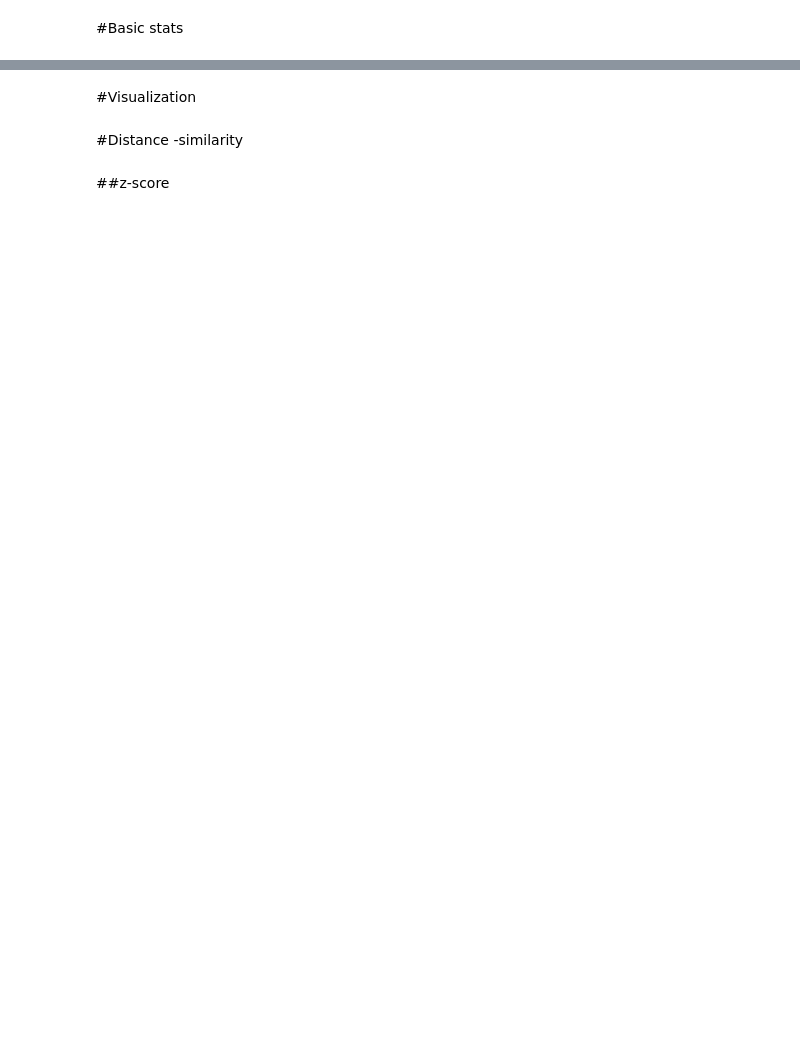
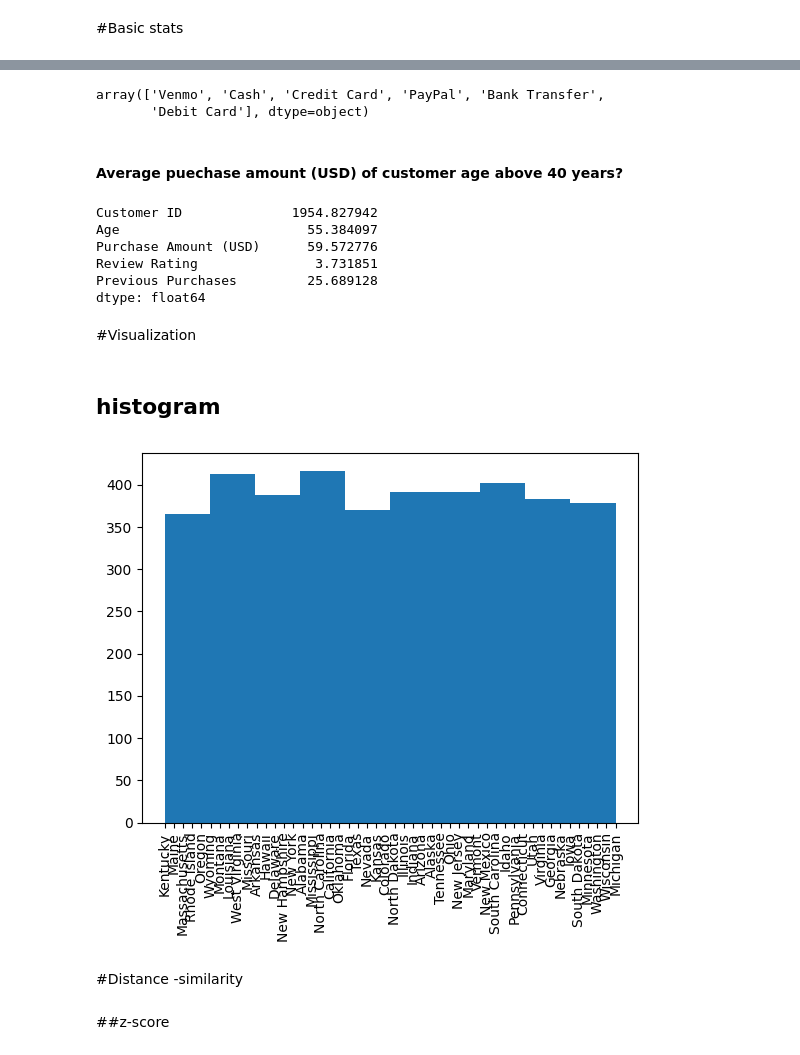
Before and after one commit to NarissaraYo/BSC_DPDM23, a Jupyter notebook: Understanding_Data.ipynb, the cells around one changed output, grey strips where cells are left out. Cells and saved outputs as stored; diff of their text form; code cells hidden in the pictures; blank space fills up the shorter version.

```diff
--- a/Understanding_Data.ipynb
+++ b/Understanding_Data.ipynb
@@ -90,0 +90,2 @@ data_from_gsheets.describe()
+# %%
+shopping_data = pd.read_csv ('/content/drive/MyDrive/dsc_dpdm23_data/shopping.csv-20231129T020856Z-001.zip')
@@ -93,2 +143,18 @@ data_from_gsheets.describe()
+# %%
+shopping_data['Payment Method'].unique()
+# %% [output]
+array(['Venmo', 'Cash', 'Credit Card', 'PayPal', 'Bank Transfer',
+       'Debit Card'], dtype=object)
+# %% [markdown]
+#### Average puechase amount (USD) of customer age above  40 years?
+# %%
+shopping_data[shopping_data['Age']>40].mean()
+# %% [output]
+Customer ID              1954.827942
+Age                        55.384097
+Purchase Amount (USD)      59.572776
+Review Rating               3.731851
+Previous Purchases         25.689128
+dtype: float64
 # %% [markdown]
 #Visualization
@@ -95,3 +163,10 @@ data_from_gsheets.describe()
+# %% [markdown]
+## histogram
+# %%
+plt.hist(shopping_data['Location'])
+plt.xticks(rotation='vertical');
+# %% [output]
+[figure, added]
 # %% [markdown]
 #Distance -similarity
 # %% [markdown]
```
Also changed, not shown: parts of 9 cells of this notebook.
